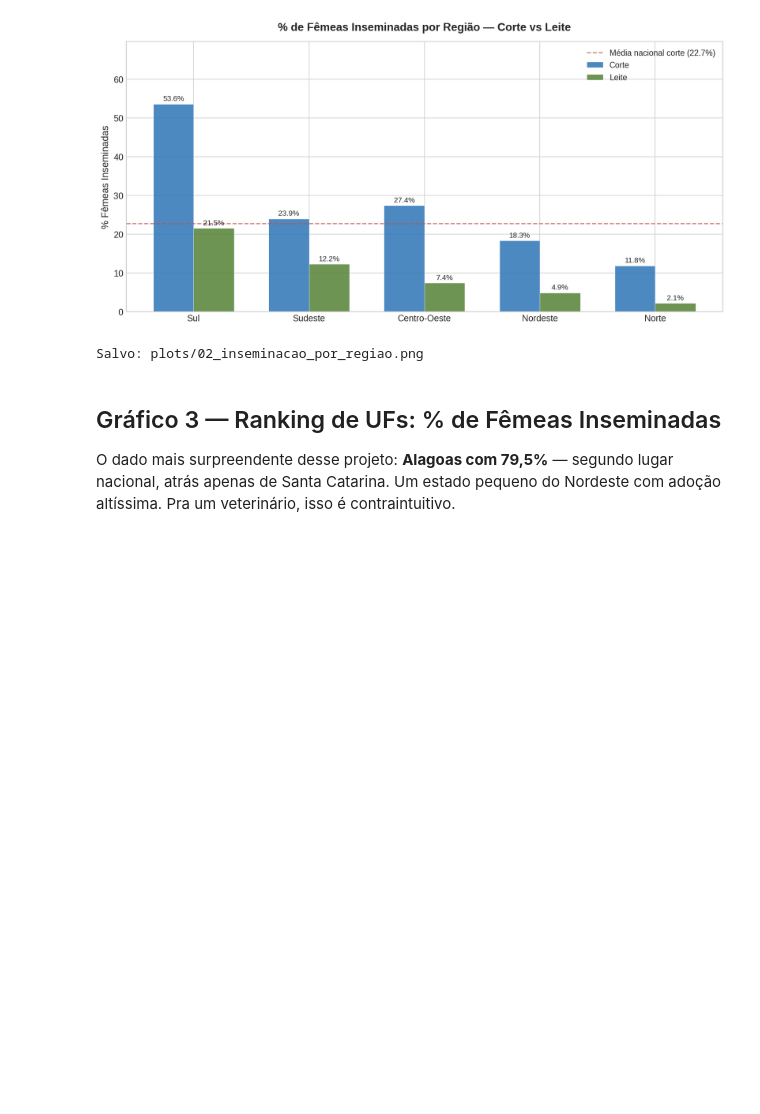
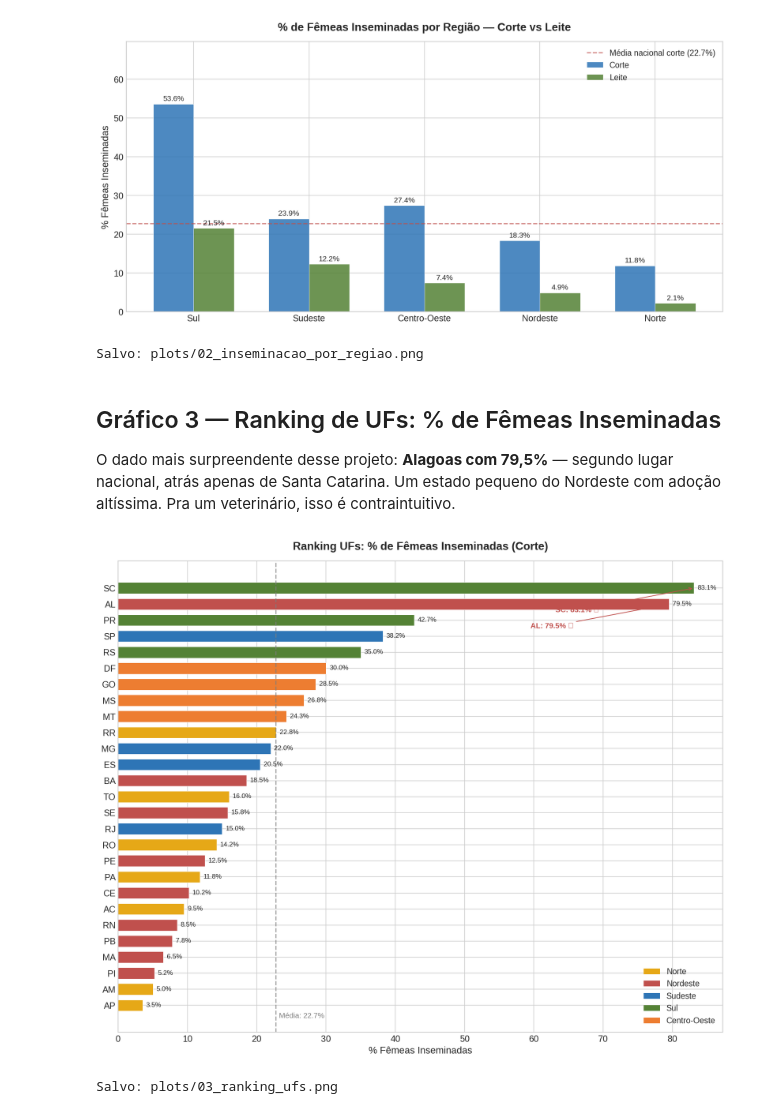
Before and after one commit to mateusmmrs/mapa-ia-brasil, a Jupyter notebook: notebooks/02_analise_exploratoria.ipynb, the cells around one changed output. Drawn from its saved outputs; the diff is of its cells as text; code cells hidden in the pictures; blank space fills up the shorter version.

Commit message:
ranking UFs - destaque AL e SC

```diff
--- a/notebooks/02_analise_exploratoria.ipynb
+++ b/notebooks/02_analise_exploratoria.ipynb
@@ -161,3 +161,44 @@ Salvo: plots/02_inseminacao_por_regiao.png
 O dado mais surpreendente desse projeto: **Alagoas com 79,5%** — segundo lugar
 nacional, atrás apenas de Santa Catarina. Um estado pequeno do Nordeste com
 adoção altíssima. Pra um veterinário, isso é contraintuitivo.
+# %%
+df_sorted = df.sort_values('pct_femeas_inseminadas_corte', ascending=True)
+
+fig, ax = plt.subplots(figsize=(12, 10))
+
+colors = [CORES_REGIAO[r] for r in df_sorted['regiao']]
+bars = ax.barh(df_sorted['sigla_uf'], df_sorted['pct_femeas_inseminadas_corte'],
+               color=colors, edgecolor='white', linewidth=0.5, height=0.7)
+
+# Valores nas barras
+for bar, val in zip(bars, df_sorted['pct_femeas_inseminadas_corte']):
+    ax.text(bar.get_width() + 0.5, bar.get_y() + bar.get_height()/2,
+            f'{val:.1f}%', va='center', fontsize=9)
+
+# Média nacional
+ax.axvline(x=media_nac, color=CINZA, linestyle='--', linewidth=1.5, alpha=0.7)
+ax.text(media_nac + 0.5, -0.8, f'Média: {media_nac:.1f}%', fontsize=10, color=CINZA)
+
+# Destaques SC e AL
+for uf, val in [('SC', 83.1), ('AL', 79.5)]:
+    idx = df_sorted[df_sorted['sigla_uf'] == uf].index[0]
+    y_pos = list(df_sorted['sigla_uf']).index(uf)
+    ax.annotate(f'{uf}: {val}% ★', xy=(val, y_pos), xytext=(val - 20, y_pos - 1.5),
+                fontsize=10, fontweight='bold', color=VERMELHO,
+                arrowprops=dict(arrowstyle='->', color=VERMELHO))
+
+ax.set_title('Ranking UFs: % de Fêmeas Inseminadas (Corte)', fontsize=15, fontweight='bold', pad=15)
+ax.set_xlabel('% Fêmeas Inseminadas', fontsize=13)
+
+# Legenda de cores por região
+from matplotlib.patches import Patch
+legend_elements = [Patch(facecolor=c, label=r) for r, c in CORES_REGIAO.items()]
+ax.legend(handles=legend_elements, loc='lower right', fontsize=11)
+
+plt.tight_layout()
+plt.savefig('plots/03_ranking_ufs.png', dpi=150, bbox_inches='tight')
+plt.show()
+print('Salvo: plots/03_ranking_ufs.png')
+# %% [output]
+[figure, added]
+Salvo: plots/03_ranking_ufs.png
```
Also changed, not shown: parts of 1 cell of this notebook, 1 other file.
